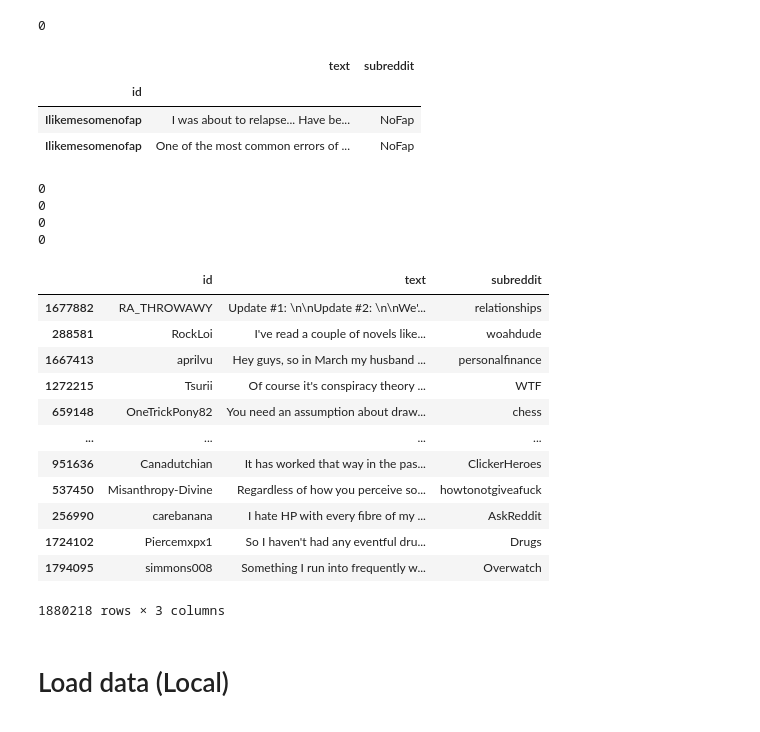
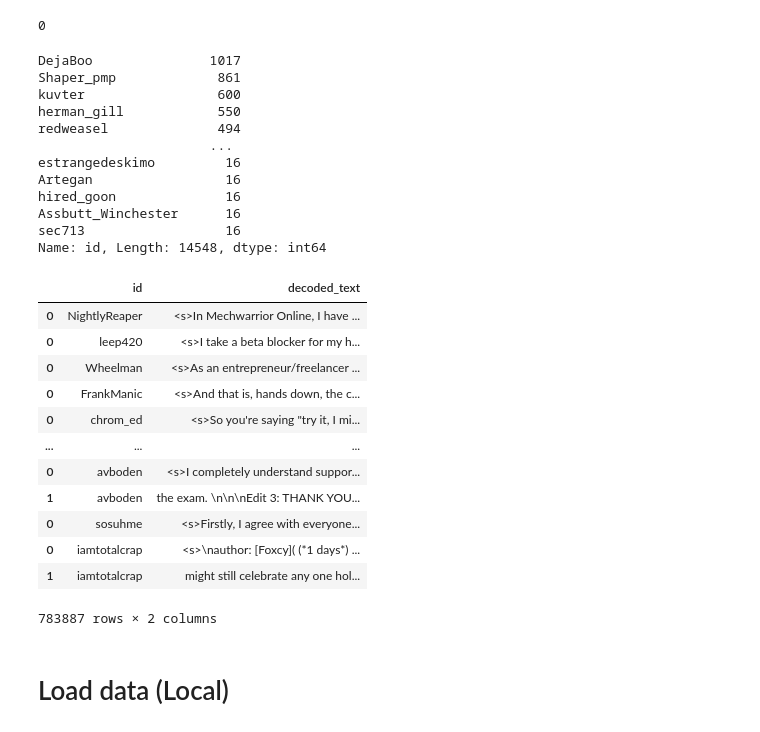
Before and after one commit to jahuerta92/authorship-embeddings, a Jupyter notebook: train_reddit.ipynb, the cells around one changed output. Saved outputs shown, nothing was run; the diff lists cells and outputs as text; code cells hidden in the pictures.

```diff
--- a/train_reddit.ipynb
+++ b/train_reddit.ipynb
@@ -14,0 +45,6 @@ big_dataset = pd.DataFrame({'id': data['author'], 'text': data['body'], 'subredd
+# %%
+N_AUTHORS = 16
+
+valid_authors = value_counts[value_counts > N_AUTHORS].index.tolist()
+minimal_dataset = clean_dataset[clean_dataset.id.isin(valid_authors)]
+minimal_dataset.id.unique().shape
@@ -29,12 +147,20 @@ sum(big_dataset_test.id.value_counts() <= 1)
 # %% [output]
 0
-# %%
-big_dataset_test.set_index('id').loc['Ilikemesomenofap'].sample(2)
-# %% [output]
-|  | text | subreddit |
-| id |  |  |
-| Ilikemesomenofap | I was about to relapse... Have be... | NoFap |
-| Ilikemesomenofap | One of the most common errors of ... | NoFap |
+# %%
+big_dataset_train.id.value_counts()
+# %% [output]
+DejaBoo               1017
+Shaper_pmp             861
+kuvter                 600
+herman_gill            550
+redweasel              494
+                      ...
+estrangedeskimo         16
+Artegan                 16
+hired_goon              16
+Assbutt_Winchester      16
+sec713                  16
+Name: id, Length: 14548, dtype: int64
 # %%
 import csv
 big_dataset_train.to_csv('local_data/reddit_train.csv', index=False, quoting=csv.QUOTE_ALL)
@@ -45,29 +168,19 @@ test = pd.read_csv('local_data/reddit_test.csv')
-# %%
-print(sum(big_dataset_train.id.value_counts() <= 1))
-print(sum(big_dataset_test.id.value_counts() <= 1))
-print(sum(train.id.value_counts() <= 1))
-print(sum(test.id.value_counts() <= 1))
-# %% [output]
-0
-0
-0
-0
-# %%
-train
-# %% [output]
-|  | id | text | subreddit |
-| 1677882 | RA_THROWAWY | Update #1: \n\nUpdate #2: \n\nWe'... | relationships |
-| 288581 | RockLoi | I've read a couple of novels like... | woahdude |
-| 1667413 | aprilvu | Hey guys, so in March my husband ... | personalfinance |
-| 1272215 | Tsurii | Of course it's conspiracy theory ... | WTF |
-| 659148 | OneTrickPony82 | You need an assumption about draw... | chess |
-| ... | ... | ... | ... |
-| 951636 | Canadutchian | It has worked that way in the pas... | ClickerHeroes |
-| 537450 | Misanthropy-Divine | Regardless of how you perceive so... | howtonotgiveafuck |
-| 256990 | carebanana | I hate HP with every fibre of my ... | AskReddit |
-| 1724102 | Piercemxpx1 | So I haven't had any eventful dru... | Drugs |
-| 1794095 | simmons008 | Something I run into frequently w... | Overwatch |
-1880218 rows × 3 columns
+# %%
+big_dataset_train
+# %% [output]
+|  | id | decoded_text |
+| 0 | NightlyReaper | <s>In Mechwarrior Online, I have ... |
+| 0 | leep420 | <s>I take a beta blocker for my h... |
+| 0 | Wheelman | <s>As an entrepreneur/freelancer ... |
+| 0 | FrankManic | <s>And that is, hands down, the c... |
+| 0 | chrom_ed | <s>So you're saying "try it, I mi... |
+| ... | ... | ... |
+| 0 | avboden | <s>I completely understand suppor... |
+| 1 | avboden | the exam. \n\n\nEdit 3: THANK YOU... |
+| 0 | sosuhme | <s>Firstly, I agree with everyone... |
+| 0 | iamtotalcrap | <s>\nauthor: [Foxcy]( (*1 days*) ... |
+| 1 | iamtotalcrap | might still celebrate any one hol... |
+783887 rows × 2 columns
 # %% [markdown]
 # Load data (Local)
 # %%
```
Also changed, not shown: parts of 20 cells of this notebook, 8 other files.
